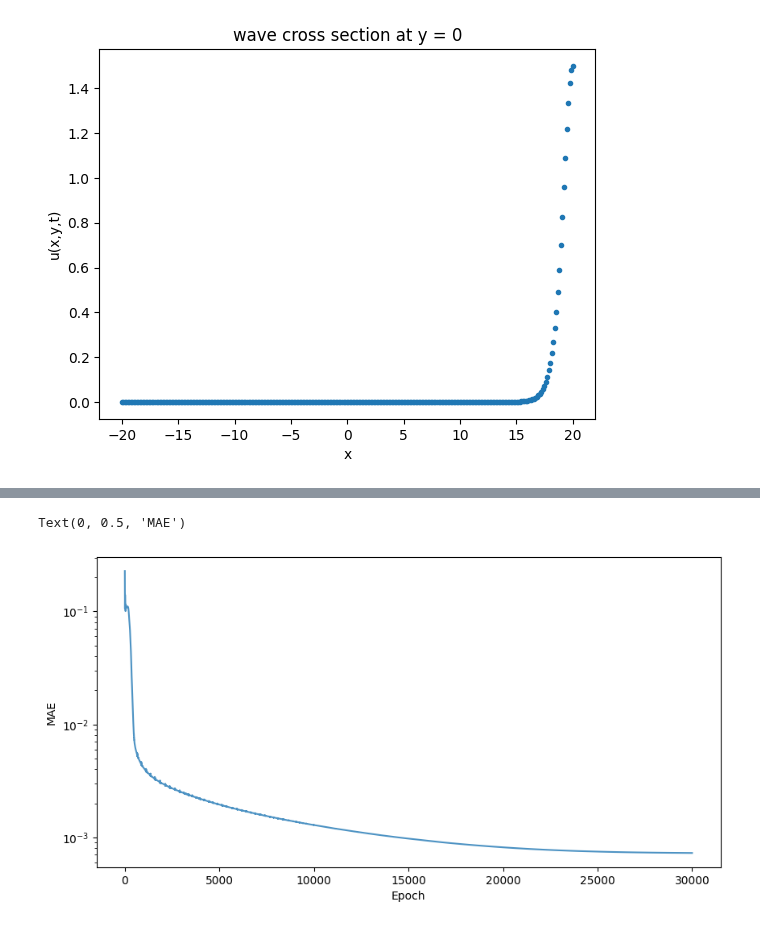
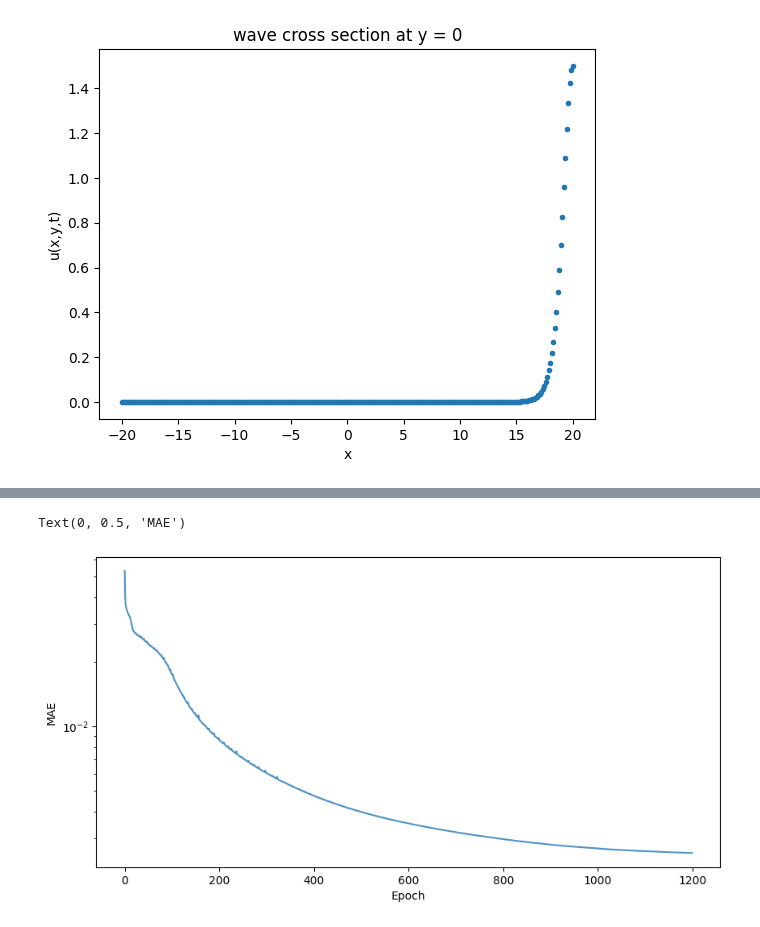
Before and after one commit to naiaseh/Trunk, a Jupyter notebook: PinnNew/KPSingleSoliton.ipynb, the cells around one changed output, grey strips where cells are left out. Drawn from its saved outputs; the diff is of its cells as text; code cells hidden in the pictures.

```diff
--- a/PinnNew/KPSingleSoliton.ipynb
+++ b/PinnNew/KPSingleSoliton.ipynb
@@ -262,12 +160,12 @@ history2 = {k: history[k] for k in ('loss_total', 'loss_residual', 'loss_initial
 # %%
 plt.figure(figsize=(10, 5), dpi = 100)
 plt.yscale('log')
-plt.plot(history['mean_absolute_error'], label='mean absolute error', alpha = 0.8)
+plt.plot(Test_hist['mean_absolute_error'], label='mean absolute error', alpha = 0.8)
 plt.xlabel('Epoch')
 plt.ylabel('MAE')
 # %% [output]
 Text(0, 0.5, 'MAE')
-[figure, old version]
+[figure, new version]
 # %%
 plot_training_loss(history2, y_scale='log')
 # %% [output]
```
Also changed, not shown: parts of 20 cells of this notebook, 1 other file.
